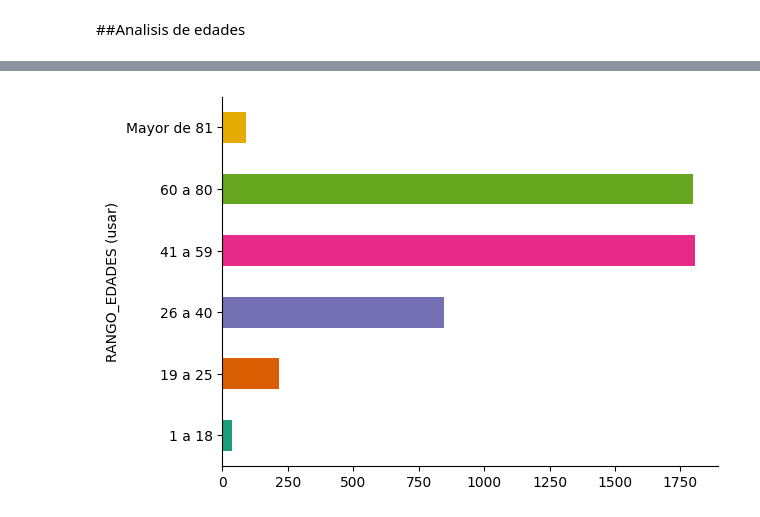
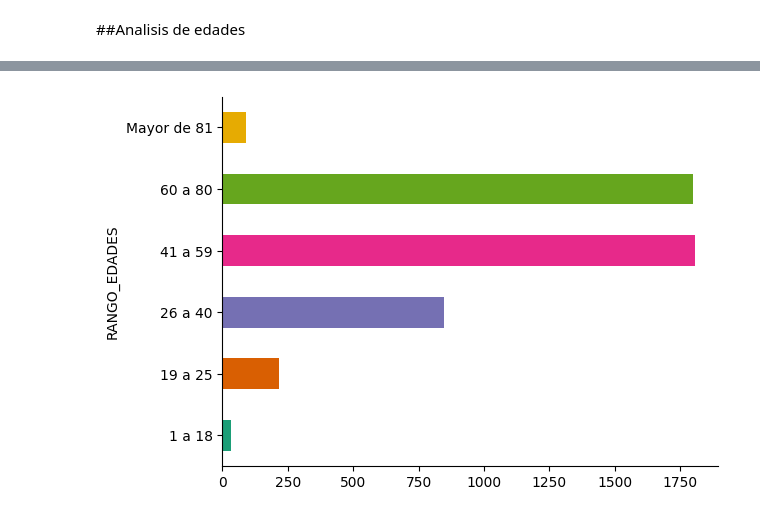
Before and after one commit to Pedro0927/CienciaDatos-MASDI, a Jupyter notebook: Seccion_1/Ejemplo_1-mall_customers_clustering.ipynb, the cells around one changed output, grey strips where cells are left out. Cells and saved outputs as stored; diff of their text form; code cells hidden in the pictures.

```diff
--- a/Seccion_1/Ejemplo_1-mall_customers_clustering.ipynb
+++ b/Seccion_1/Ejemplo_1-mall_customers_clustering.ipynb
@@ -190,9 +204,9 @@ Text(0.5, 0, 'Genero')
 # %%
-# @title RANGO_EDADES (usar)
+# @title RANGO_EDADES
 
 from matplotlib import pyplot as plt
 import seaborn as sns
-data.groupby('RANGO_EDADES (usar)').size().plot(kind='barh', color=sns.palettes.mpl_palette('Dark2'))
+data.groupby('RANGO_EDADES').size().plot(kind='barh', color=sns.palettes.mpl_palette('Dark2'))
 plt.gca().spines[['top', 'right',]].set_visible(False)
 # %% [output]
-[figure, old version]
+[figure, new version]
```
Also changed, not shown: parts of 10 cells of this notebook.
